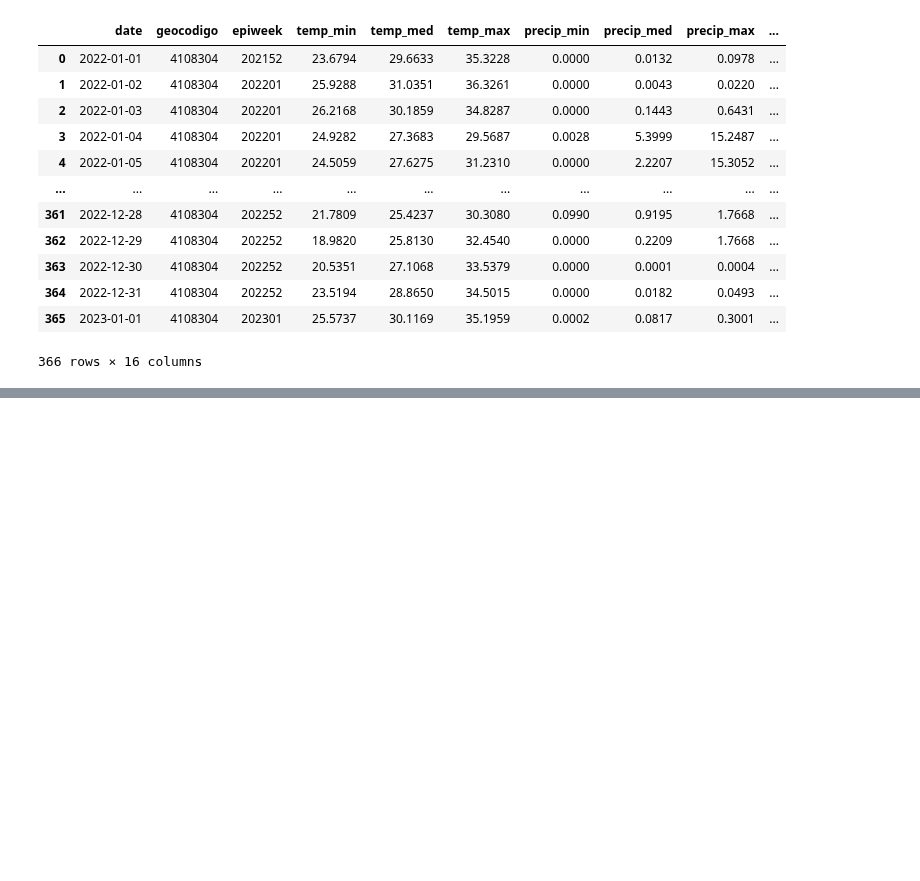
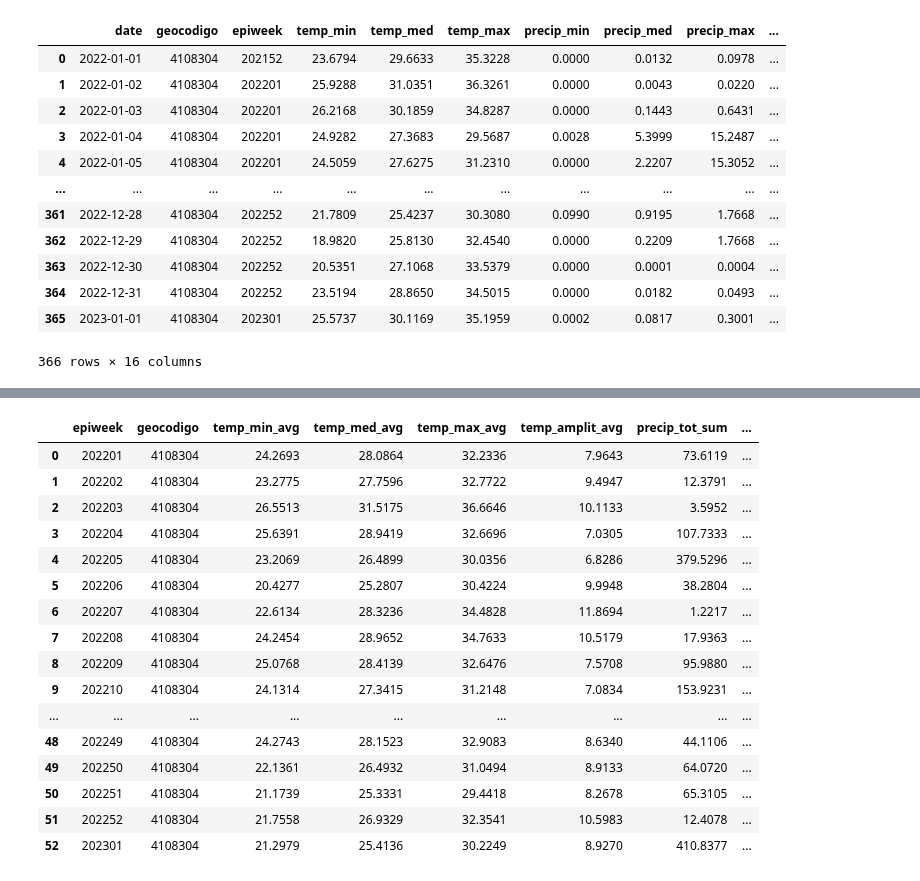
Before and after one commit to Mosqlimate-project/mosqlimate-client, a Jupyter notebook: docs/tutorials/API/datastore.ipynb, the cells around one changed output, grey strips where cells are left out. Cells and saved outputs as stored; diff of their text form; code cells hidden in the pictures; blank space fills up the shorter version.

Commit message:
docs(climate): climate/weekly endpoint

```diff
--- a/docs/tutorials/API/datastore.ipynb
+++ b/docs/tutorials/API/datastore.ipynb
@@ -126,0 +147,25 @@ mosqlient.get_climate(
+# %%
+mosqlient.get_climate_weekly(
+    api_key = api_key,
+    start = "202201",
+    end = "202301",
+    geocode = 4108304,
+)
+# %% [output]
+|  | epiweek | geocodigo | temp_min_avg | temp_med_avg | temp_max_avg | temp_amplit_avg | precip_tot_sum | ... |
+| 0 | 202201 | 4108304 | 24.2693 | 28.0864 | 32.2336 | 7.9643 | 73.6119 | ... |
+| 1 | 202202 | 4108304 | 23.2775 | 27.7596 | 32.7722 | 9.4947 | 12.3791 | ... |
+| 2 | 202203 | 4108304 | 26.5513 | 31.5175 | 36.6646 | 10.1133 | 3.5952 | ... |
+| 3 | 202204 | 4108304 | 25.6391 | 28.9419 | 32.6696 | 7.0305 | 107.7333 | ... |
+| 4 | 202205 | 4108304 | 23.2069 | 26.4899 | 30.0356 | 6.8286 | 379.5296 | ... |
+| 5 | 202206 | 4108304 | 20.4277 | 25.2807 | 30.4224 | 9.9948 | 38.2804 | ... |
+| 6 | 202207 | 4108304 | 22.6134 | 28.3236 | 34.4828 | 11.8694 | 1.2217 | ... |
+| 7 | 202208 | 4108304 | 24.2454 | 28.9652 | 34.7633 | 10.5179 | 17.9363 | ... |
+| 8 | 202209 | 4108304 | 25.0768 | 28.4139 | 32.6476 | 7.5708 | 95.9880 | ... |
+| 9 | 202210 | 4108304 | 24.1314 | 27.3415 | 31.2148 | 7.0834 | 153.9231 | ... |
+| ... | ... | ... | ... | ... | ... | ... | ... | ... |
+| 48 | 202249 | 4108304 | 24.2743 | 28.1523 | 32.9083 | 8.6340 | 44.1106 | ... |
+| 49 | 202250 | 4108304 | 22.1361 | 26.4932 | 31.0494 | 8.9133 | 64.0720 | ... |
+| 50 | 202251 | 4108304 | 21.1739 | 25.3331 | 29.4418 | 8.2678 | 65.3105 | ... |
+| 51 | 202252 | 4108304 | 21.7558 | 26.9329 | 32.3541 | 10.5983 | 12.4078 | ... |
+| 52 | 202301 | 4108304 | 21.2979 | 25.4136 | 30.2249 | 8.9270 | 410.8377 | ... |
```
Also changed, not shown: parts of 3 cells of this notebook, 7 other files.
